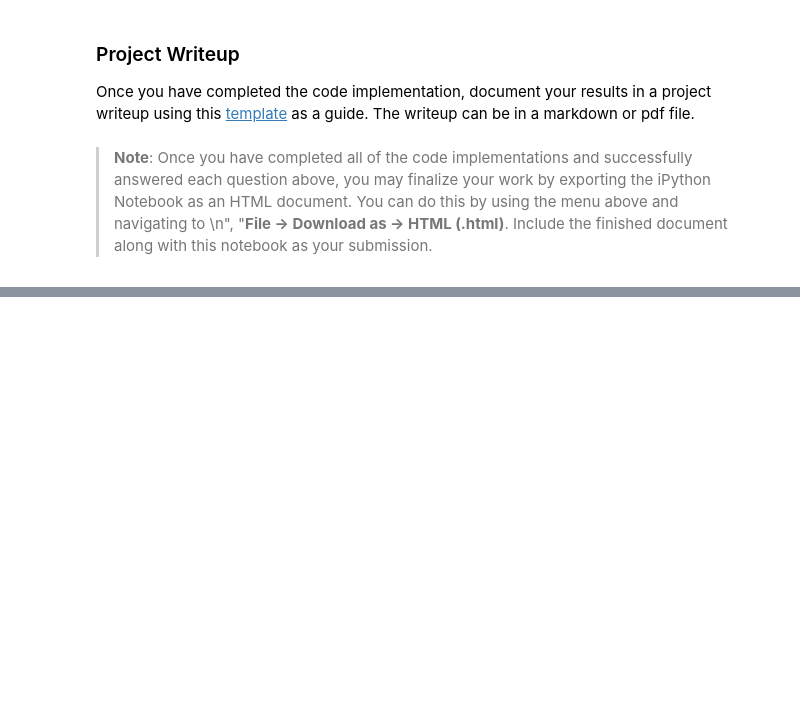
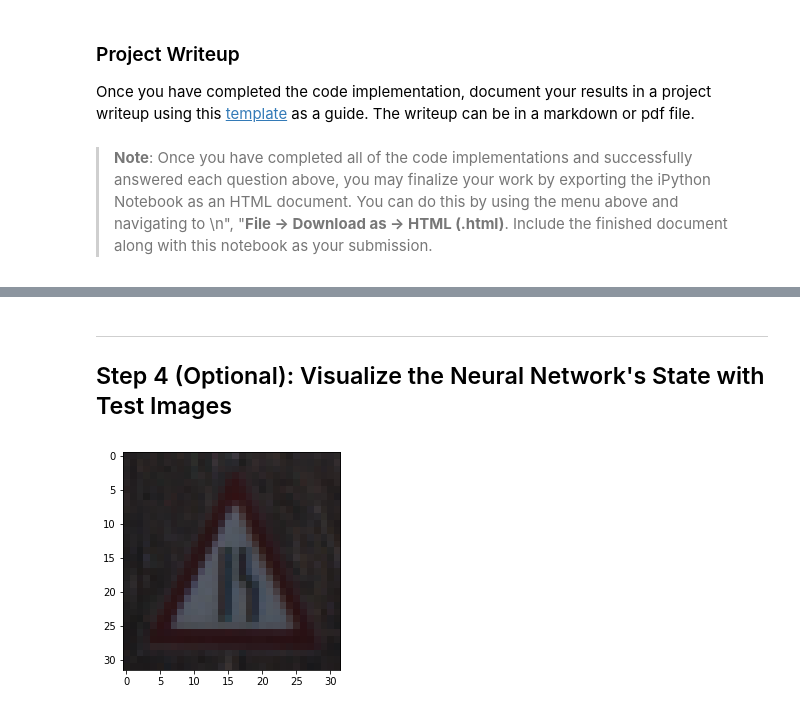
Before and after one commit to kuniyasu/udacity_homework2, a Jupyter notebook: Traffic_Sign_Classifier.ipynb, the cells around one changed output, grey strips where cells are left out. Drawn from its saved outputs; the diff is of its cells as text; code cells hidden in the pictures; blank space fills up the shorter version.

```diff
--- a/Traffic_Sign_Classifier.ipynb
+++ b/Traffic_Sign_Classifier.ipynb
@@ -530,3 +510,7 @@ For an example of what feature map outputs look like, check out NVIDIA's results
+# %% [markdown]
+---
+
+## Step 4 (Optional): Visualize the Neural Network's State with Test Images
 # %%
 ### Visualize your network's feature maps here.
 ### Feel free to use as many code cells as needed.
@@ -556,3 +540,8 @@ def outputFeatureMap(image_input, tf_activation, activation_min=-1, activation_m
             plt.imshow(activation[0,:,:, featuremap], interpolation="nearest", vmin=activation_min, cmap="gray")
         else:
             plt.imshow(activation[0,:,:, featuremap], interpolation="nearest", cmap="gray")
+# %%
+    plt.imshow(images[0])
+    plt.show()
+# %% [output]
+[figure, added]
```
Also changed, not shown: parts of 10 cells of this notebook, 1 other file.
